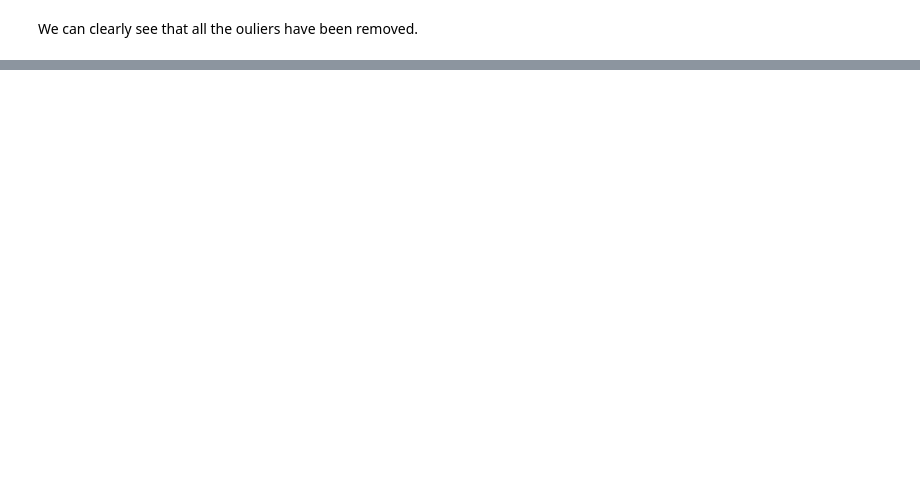
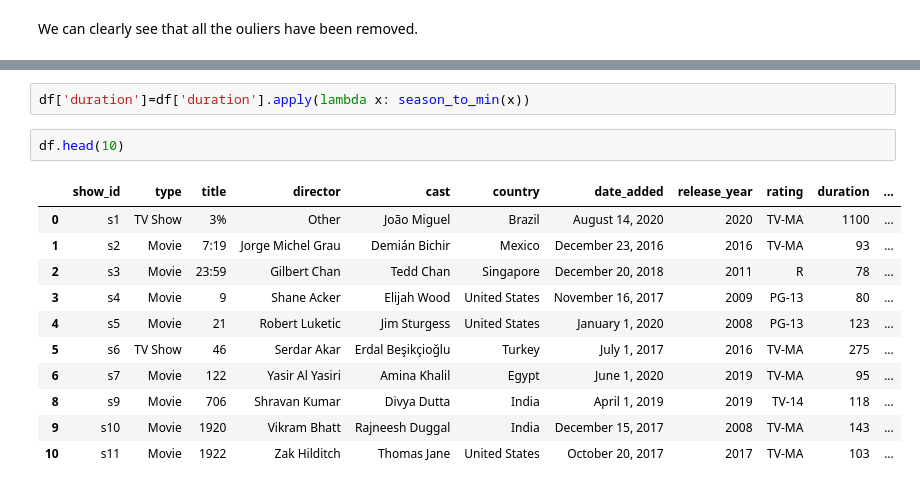
Before and after one commit to Shashwat-spyder/Netflix-movies-and-tv-shows-recommendation-system, a Jupyter notebook: NETFLIX_MOVIES_AND_TV_SHOWS_CLUSTERING.ipynb, the cells around one changed output, grey strips where cells are left out. Cells and saved outputs as stored; diff of their text form; blank space fills up the shorter version.

```diff
--- a/NETFLIX_MOVIES_AND_TV_SHOWS_CLUSTERING.ipynb
+++ b/NETFLIX_MOVIES_AND_TV_SHOWS_CLUSTERING.ipynb
@@ -538,0 +564,16 @@ df.shape
+# %%
+df['duration']=df['duration'].apply(lambda x: season_to_min(x))
+# %%
+df.head(10)
+# %% [output]
+|  | show_id | type | title | director | cast | country | date_added | release_year | rating | duration | ... |
+| 0 | s1 | TV Show | 3% | Other | João Miguel | Brazil | August 14, 2020 | 2020 | TV-MA | 1100 | ... |
+| 1 | s2 | Movie | 7:19 | Jorge Michel Grau | Demián Bichir | Mexico | December 23, 2016 | 2016 | TV-MA | 93 | ... |
+| 2 | s3 | Movie | 23:59 | Gilbert Chan | Tedd Chan | Singapore | December 20, 2018 | 2011 | R | 78 | ... |
+| 3 | s4 | Movie | 9 | Shane Acker | Elijah Wood | United States | November 16, 2017 | 2009 | PG-13 | 80 | ... |
+| 4 | s5 | Movie | 21 | Robert Luketic | Jim Sturgess | United States | January 1, 2020 | 2008 | PG-13 | 123 | ... |
+| 5 | s6 | TV Show | 46 | Serdar Akar | Erdal Beşikçioğlu | Turkey | July 1, 2017 | 2016 | TV-MA | 275 | ... |
+| 6 | s7 | Movie | 122 | Yasir Al Yasiri | Amina Khalil | Egypt | June 1, 2020 | 2019 | TV-MA | 95 | ... |
+| 8 | s9 | Movie | 706 | Shravan Kumar | Divya Dutta | India | April 1, 2019 | 2019 | TV-14 | 118 | ... |
+| 9 | s10 | Movie | 1920 | Vikram Bhatt | Rajneesh Duggal | India | December 15, 2017 | 2008 | TV-MA | 143 | ... |
+| 10 | s11 | Movie | 1922 | Zak Hilditch | Thomas Jane | United States | October 20, 2017 | 2017 | TV-MA | 103 | ... |
```
Also changed, not shown: parts of 30 cells of this notebook.
